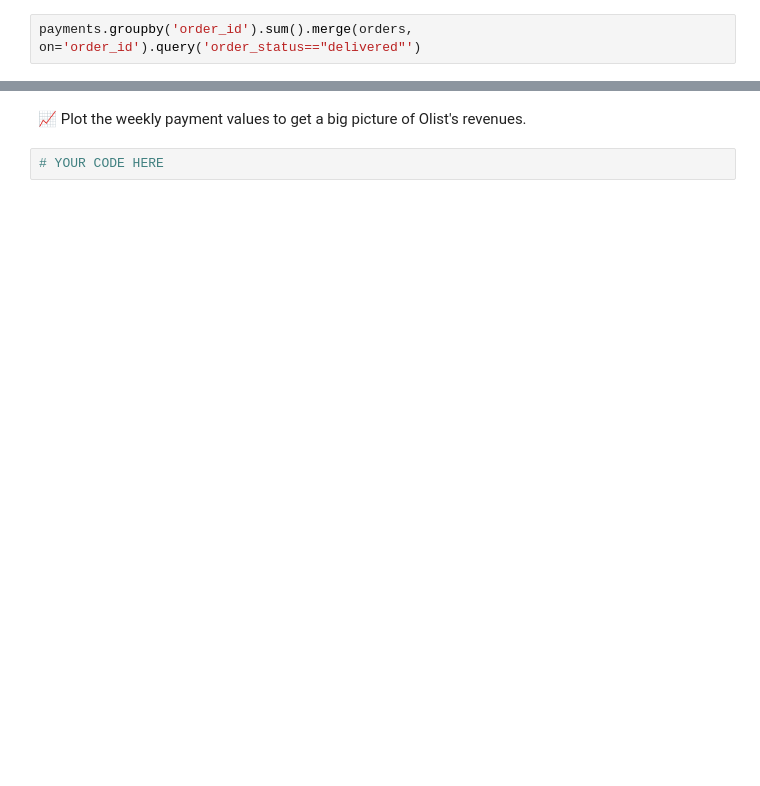
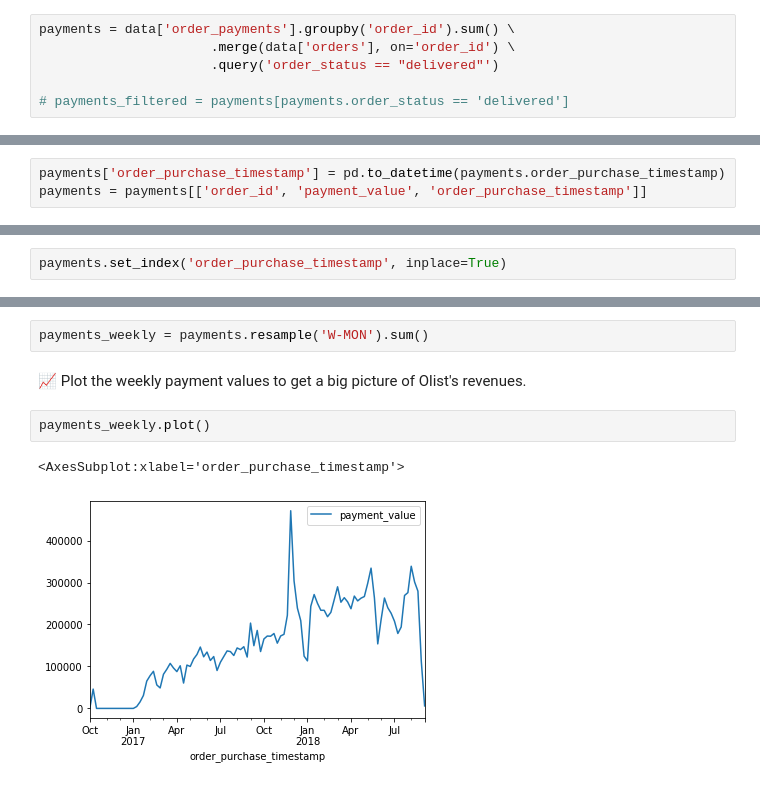
Before and after one commit to trouni/batch-1018, a Jupyter notebook: recaps/decision_science_day_1/recap_olist_01.ipynb, the cells around one changed output, grey strips where cells are left out. Cells and saved outputs as stored; diff of their text form; blank space fills up the shorter version.

```diff
--- a/recaps/decision_science_day_1/recap_olist_01.ipynb
+++ b/recaps/decision_science_day_1/recap_olist_01.ipynb
@@ -94,2 +99,6 @@ orders.head()
 # %%
-payments.groupby('order_id').sum().merge(orders, on='order_id').query('order_status=="delivered"')
+payments = data['order_payments'].groupby('order_id').sum() \
+                      .merge(data['orders'], on='order_id') \
+                      .query('order_status == "delivered"')
+
+# payments_filtered = payments[payments.order_status == 'delivered']
@@ -112,0 +107,3 @@ dtype: int64
+# %%
+payments['order_purchase_timestamp'] = pd.to_datetime(payments.order_purchase_timestamp)
+payments = payments[['order_id', 'payment_value', 'order_purchase_timestamp']]
@@ -117,2 +121,4 @@ dtype: int64
+# %%
+payments.set_index('order_purchase_timestamp', inplace=True)
 # %% [markdown]
 👉 You can now resample this dataset to compute metrics on a weekly basis.
@@ -121,4 +135,9 @@ dtype: int64
+# %%
+payments_weekly = payments.resample('W-MON').sum()
 # %% [markdown]
 📈 Plot the weekly payment values to get a big picture of Olist's revenues.
-# %%
-# YOUR CODE HERE
+# %%
+payments_weekly.plot()
+# %% [output]
+<AxesSubplot:xlabel='order_purchase_timestamp'>
+[figure, added]
```
Also changed, not shown: parts of 11 cells of this notebook.
